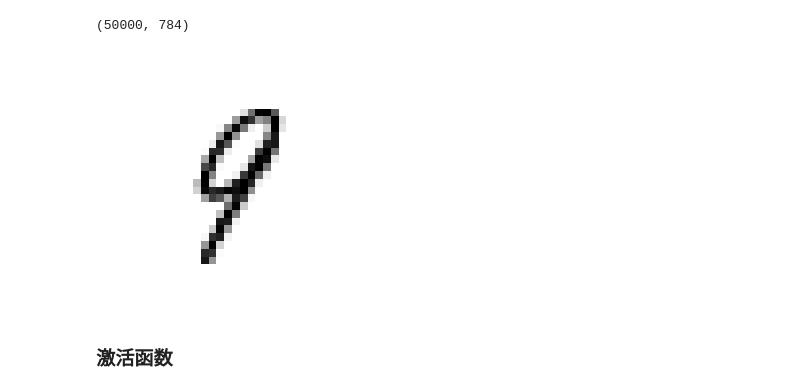
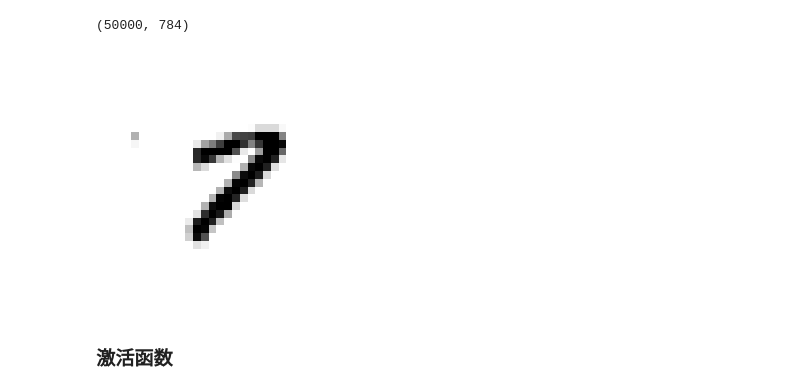
Before and after one commit to dikers/machine-learning, a Jupyter notebook: deep-learning/step-01.ipynb, the cells around one changed output. Saved outputs shown, nothing was run; the diff lists cells and outputs as text; code cells hidden in the pictures.

```diff
--- a/deep-learning/step-01.ipynb
+++ b/deep-learning/step-01.ipynb
@@ -351,15 +351,15 @@ print(X_train.shape)
 # %%
 # 绘制一张图片
 %matplotlib inline
 import matplotlib
-some_digit = X_train[22]
+some_digit = X_train[29]
 some_digit_image = some_digit.reshape(28, 28)
 
 plt.imshow(some_digit_image, cmap = matplotlib.cm.binary, interpolation="nearest")
 plt.axis("off")
 plt.show()
 # %% [output]
-[figure, old version]
+[figure, new version]
 # %% [markdown]
 ### 激活函数
 # %%
```
Also changed, not shown: parts of 4 cells of this notebook, 5 other files.
